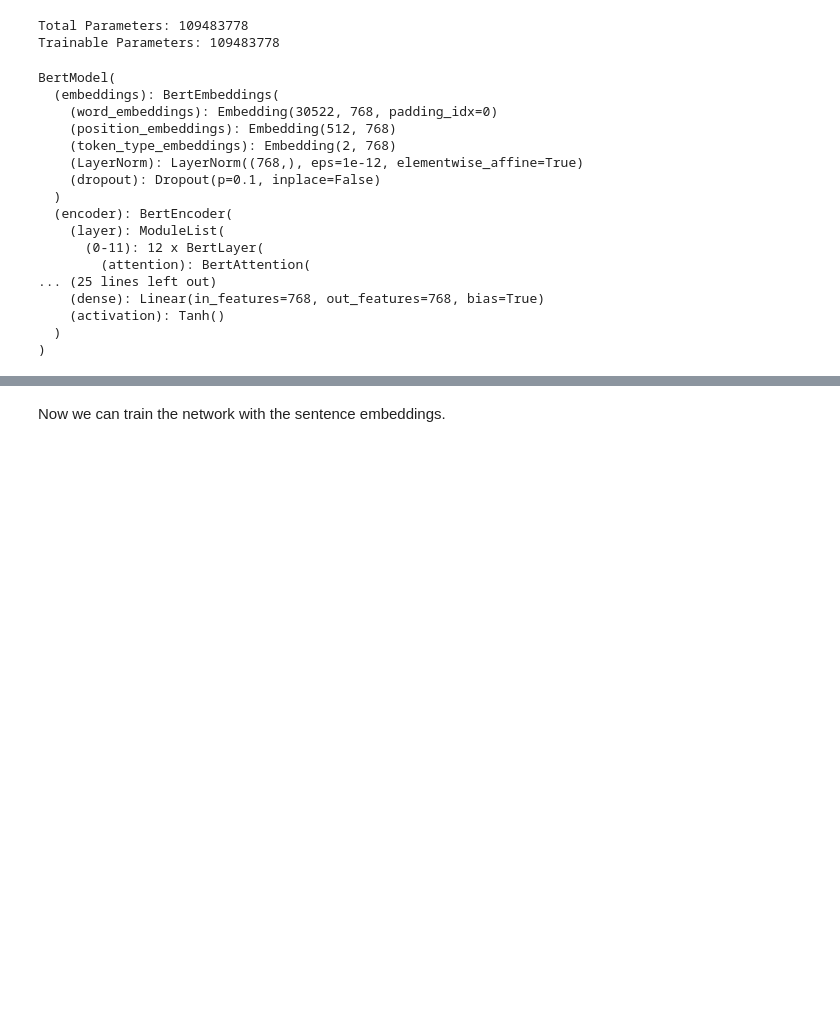
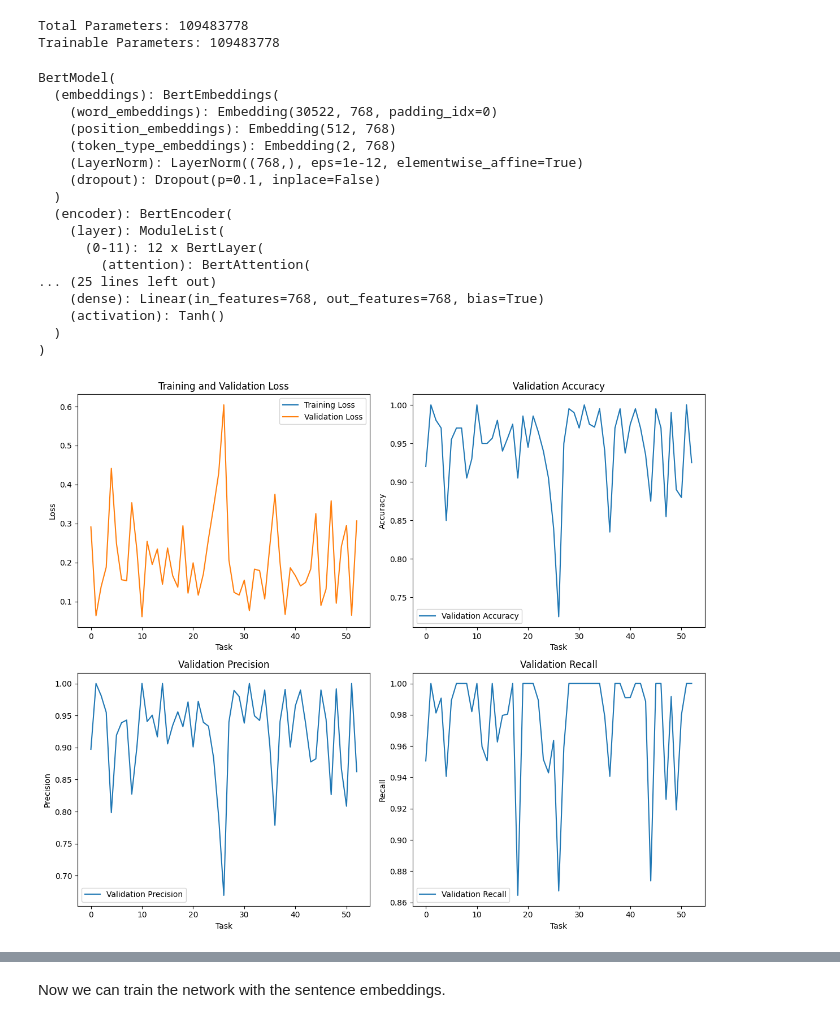
Before and after one commit to dominikglandorf/LLM-grammar, a Jupyter notebook: exp/007_sentence_embeddings.ipynb, the cells around one changed output, grey strips where cells are left out. Drawn from its saved outputs; the diff is of its cells as text; code cells hidden in the pictures; blank space fills up the shorter version.

Commit message:
update classifier

```diff
--- a/exp/007_sentence_embeddings.ipynb
+++ b/exp/007_sentence_embeddings.ipynb
@@ -236,6 +193,9 @@ multi_task_model = MultiTaskBERT(model, [task1_head, task2_head]).to(device)
+# %%
+num_classifiers = 53
+task_heads = [TaskHead(model.config.hidden_size, 2) for _ in range(num_classifiers)]
+multi_task_model = MultiTaskBERT(model, task_heads).to(device)
 # %%
-dataset_1 = get_dataset(df.iloc[0], tokenizer, max_len)
-dataset_2 = get_dataset(df.iloc[1], tokenizer, max_len)
+datasets = [get_dataset(df.iloc[idx], tokenizer, max_len) for idx in range(num_classifiers)]
 
 def get_loaders(dataset, batch_size=16):
     total_size = len(dataset)
@@ -246,49 +206,68 @@ def get_loaders(dataset, batch_size=16):
     val_dataloader = DataLoader(val_dataset, batch_size=batch_size, shuffle=False)
     return train_dataloader, val_dataloader
 
-train_loader_1, val_loader_1 = get_loaders(dataset_1)
-train_loader_2, val_loader_2 = get_loaders(dataset_2)
+dataloaders = [get_loaders(dataset) for dataset in datasets]
 # %%
 criterion = torch.nn.CrossEntropyLoss()
 
-def train(model, train_dataloader, val_dataloader, verbose=True, plots=True, n_epochs_stop = 10, lr=0.0001, num_epochs=1):
+def train(model, verbose=True, plots=True, n_epochs_stop = 10, lr=0.0001, num_epochs=1):
     optimizer = torch.optim.AdamW(model.parameters(), lr)
+    train_losses = []
 
     for epoch in range(num_epochs):  # Number of epochs
         model.train()  # Set the model to training mode
-        for idx, loader in enumerate([train_loader_1, train_loader_2]):
-            for batch in tqdm(loader):
+        total_loss = 0
+        train_steps = 0
+
+        train_loaders = zip(*[loader[0] for loader in dataloaders])
+        num_batches = len(dataloaders[0][0])
+
+        for batches in tqdm(train_loaders, total=num_batches):
+            for task_id, batch in enumerate(batches):
                 input_ids = batch['input_ids'].to(device)
                 attention_mask = batch['attention_mask'].to(device)
                 labels = batch['labels'].to(device)
 
-                outputs = multi_task_model(input_ids, attention_mask=attention_mask, task_id=idx)
+                outputs = multi_task_model(input_ids, attention_mask=attention_mask, task_id=task_id)
                 loss = criterion(outputs, labels)
                 loss.backward()
-                optimizer.step()
-                optimizer.zero_grad()
+                total_loss += loss.item()
+                train_steps += 1
 
-        # Validation phase
-        model.eval()  # Set the model to evaluation mode
+            # Update model parameters after processing all tasks
+            optimizer.step()
+            optimizer.zero_grad()
+
+        avg_train_loss = total_loss / train_steps
+        train_losses.append(avg_train_loss)
+
+    # Validation phase after all epochs
+    model.eval()  # Set the model to evaluation mode
+    val_losses = []
+    val_accuracies = []
+    val_precisions = []
+    val_recalls = []
+    val_dataloaders = [loader[1] for loader in dataloaders]
+    for task_id, val_loader in tqdm(enumerate(val_dataloaders), total=len(val_dataloaders)):
         val_loss = 0
         val_steps = 0
         correct = 0
         total = 0
         all_targets = []
         all_predictions = []
+
         with torch.no_grad():
-            for batch in val_loader_1:
+            for batch in val_loader:
                 input_ids = batch['input_ids'].to(device)
                 attention_mask = batch['attention_mask'].to(device)
                 labels = batch['labels'].to(device)
 
-                # forward pass
-                outputs = model(input_ids, attention_mask=attention_mask, labels=labels)
-                loss = outputs.loss
+                outputs = multi_task_model(input_ids, attention_mask=attention_mask, task_id=task_id)
+                loss = criterion(outputs, labels)
                 val_loss += loss.item()
                 val_steps += 1
 
-                predicted = outputs.logits.argmax(dim=1)  # Assuming a binary classification
+                predicted = outputs.argmax(dim=1)  # Assuming a classification task
 
                 # Accumulate all targets and predictions
                 all_targets.extend(labels.tolist())
@@ -297,69 +276,49 @@ def train(model, train_dataloader, val_dataloader, verbose=True, plots=True, n_e
                 correct += (predicted == labels).sum().item()
                 total += labels.size(0)
 
-        # Calculating validation metrics
         avg_val_loss = val_loss / val_steps
         val_losses.append(avg_val_loss)
-        val_accuracy = correct / total
-        val_accuracies.append(val_accuracy)
+        val_accuracies.append(correct / total)
+        val_precisions.append(precision_score(all_targets, all_predictions, average='binary'))
+        val_recalls.append(recall_score(all_targets, all_predictions, average='binary'))
 
-        # Calculate precision and recall
-        precision = precision_score(all_targets, all_predictions)
-        recall = recall_score(all_targets, all_predictions)
-        val_precisions.append(precision)
-        val_recalls.append(recall)
-
-        # Early stopping check
-        if avg_val_loss < best_val_loss:
-            best_val_loss = avg_val_loss
-            epochs_no_improve = 0
-        else:
-            epochs_no_improve += 1
-            if epochs_no_improve == n_epochs_stop:
-                print(f'Early stopping at epoch {epoch+1}')
-                break
-
-        if verbose:
-            print(f'Epoch [{epoch+1}/{num_epochs}], Training Loss: {avg_train_loss:.4f}, Validation Loss: {avg_val_loss:.4f}, '
-                f'Validation Accuracy: {val_accuracy:.4f}, Precision: {precision:.4f}, Recall: {recall:.4f}')
-
-    # Plotting training and validation loss, accuracy, precision, and recall
     if plots:
         plt.figure(figsize=(12, 10))
 
         plt.subplot(2, 2, 1)
         plt.plot(train_losses, label='Training Loss')
         plt.plot(val_losses, label='Validation Loss')
-        plt.xlabel('Epochs')
+        plt.xlabel('Task')
         plt.ylabel('Loss')
         plt.title('Training and Validation Loss')
         plt.legend()
 
         plt.subplot(2, 2, 2)
         plt.plot(val_accuracies, label='Validation Accuracy')
-        plt.xlabel('Epochs')
+        plt.xlabel('Task')
         plt.ylabel('Accuracy')
         plt.title('Validation Accuracy')
         plt.legend()
 
         plt.subplot(2, 2, 3)
         plt.plot(val_precisions, label='Validation Precision')
-        plt.xlabel('Epochs')
+        plt.xlabel('Task')
         plt.ylabel('Precision')
         plt.title('Validation Precision')
         plt.legend()
 
         plt.subplot(2, 2, 4)
         plt.plot(val_recalls, label='Validation Recall')
-        plt.xlabel('Epochs')
+        plt.xlabel('Task')
         plt.ylabel('Recall')
         plt.title('Validation Recall')
         plt.legend()
 
         plt.tight_layout()
         plt.show()
 
-    return model, val_accuracy, precision, recall
+    return model, val_accuracies, val_precisions, val_recalls
 
-train(model, train_dataloader, val_dataloader, verbose=True)
+train(model, verbose=False)
 # %% [output]
+[figure, added]
```
Also changed, not shown: parts of 12 cells of this notebook.
